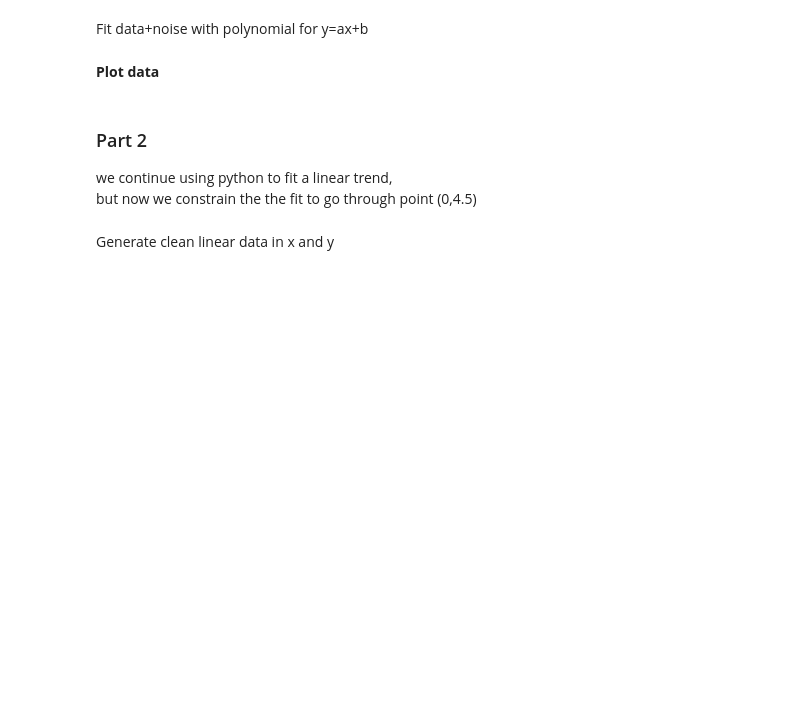
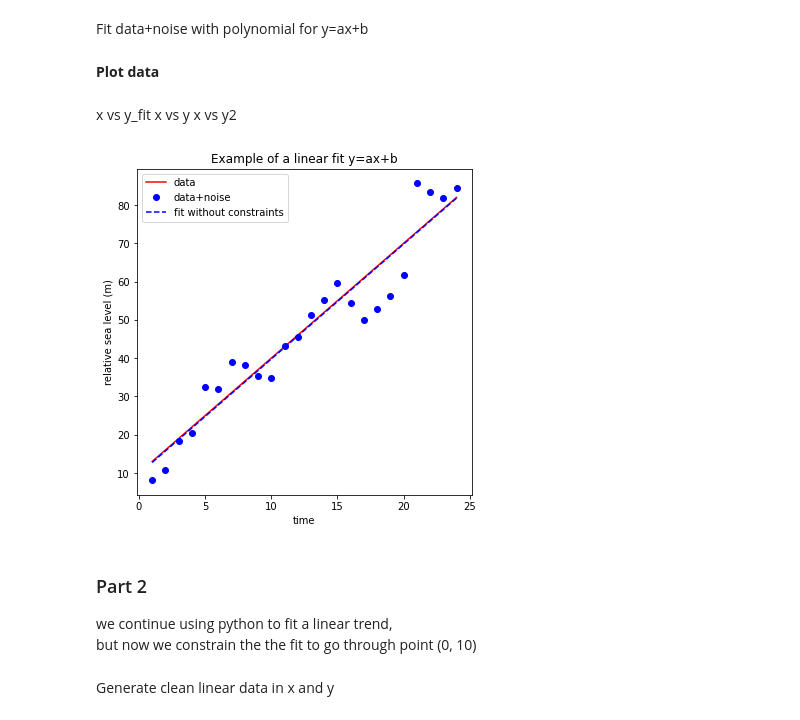
Before and after one commit to rcameronc/SLchange2021, a Jupyter notebook: R3_2021.ipynb, the cells around one changed output. Cells and saved outputs as stored; diff of their text form; code cells hidden in the pictures; blank space fills up the shorter version.

```diff
--- a/R3_2021.ipynb
+++ b/R3_2021.ipynb
@@ -12,13 +14,45 @@ import numpy.polynomial.polynomial as poly
+# %%
+x = np.arange(1, 25, 1)
+y = 3*x + 10
 # %% [markdown]
 ########## add noise to y #####
+# %%
+mu = 0
+sigma = 8
+
+y2 = y + np.random.normal(mu, sigma, y.size)
 # %% [markdown]
 Fit data+noise with polynomial for y=ax+b
+# %%
+const = np.polyfit(x, y2, 1)
+
+y_fit = const[0]*x + const[1]
 # %% [markdown]
 __Plot data__
+# %% [markdown]
+x vs y_fit
+x vs y
+x vs y2
+# %%
+f1 = plt.figure(figsize=(6,6)) # Obtain figure handle
+
+plt.title('Example of a linear fit y=ax+b')
+
+plt.plot(x, y, '-r', label = 'data')
+plt.plot(x, y2, 'ob', label = 'data+noise')
+plt.plot(x, y_fit, '--b', label='fit without constraints')
+plt.xlabel('time')
+plt.ylabel('relative sea level (m)')
+
+plt.legend()
+
+plt.show()
+# %% [output]
+[figure, added]
 # %% [markdown]
 ### Part 2
 
 we continue using python to fit a linear trend,
-but now we constrain the the fit to go through point (0,4.5)
+but now we constrain the the fit to go through point (0, 10)
 # %% [markdown]
 Generate clean linear data in x and y
```
Also changed, not shown: parts of 20 cells of this notebook, 3 other files.
